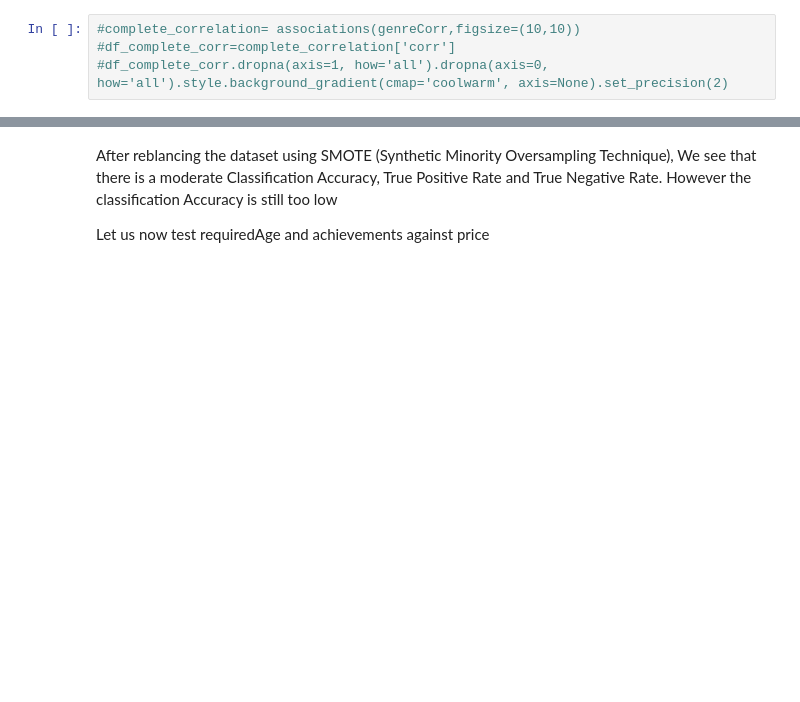
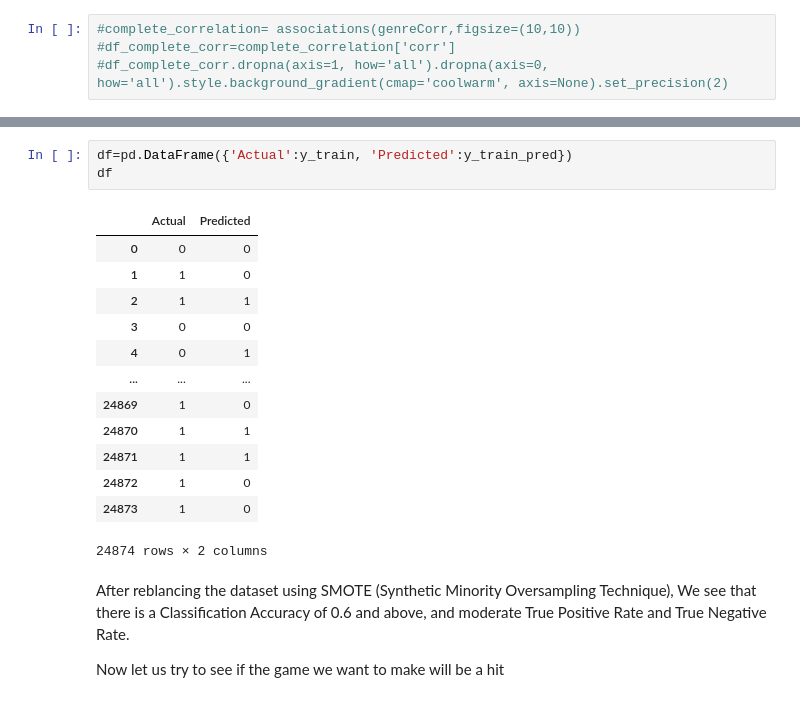
Before and after one commit to bryan9898/1015, a Jupyter notebook: Main/Main.ipynb, the cells around one changed output, grey strips where cells are left out. Cells and saved outputs as stored; diff of their text form; blank space fills up the shorter version.

```diff
--- a/Main/Main.ipynb
+++ b/Main/Main.ipynb
@@ -694,4 +819,21 @@ True Negative Rate              : 0.8108374384236453
+# %%
+df=pd.DataFrame({'Actual':y_train, 'Predicted':y_train_pred})
+df
+# %% [output]
+|  | Actual | Predicted |
+| 0 | 0 | 0 |
+| 1 | 1 | 0 |
+| 2 | 1 | 1 |
+| 3 | 0 | 0 |
+| 4 | 0 | 1 |
+| ... | ... | ... |
+| 24869 | 1 | 0 |
+| 24870 | 1 | 1 |
+| 24871 | 1 | 1 |
+| 24872 | 1 | 0 |
+| 24873 | 1 | 0 |
+24874 rows × 2 columns
 # %% [markdown]
-After reblancing the dataset using SMOTE (Synthetic Minority Oversampling Technique), We see that there is a moderate Classification Accuracy, True Positive Rate and True Negative Rate. However the classification Accuracy is still too low
+After reblancing the dataset using SMOTE (Synthetic Minority Oversampling Technique), We see that there is a Classification Accuracy of 0.6 and above, and moderate True Positive Rate and True Negative Rate.
 
-Let us now test requiredAge and achievements against price
+Now let us try to see if the game we want to make will be a hit
```
Also changed, not shown: parts of 13 cells of this notebook, 3 other files.
